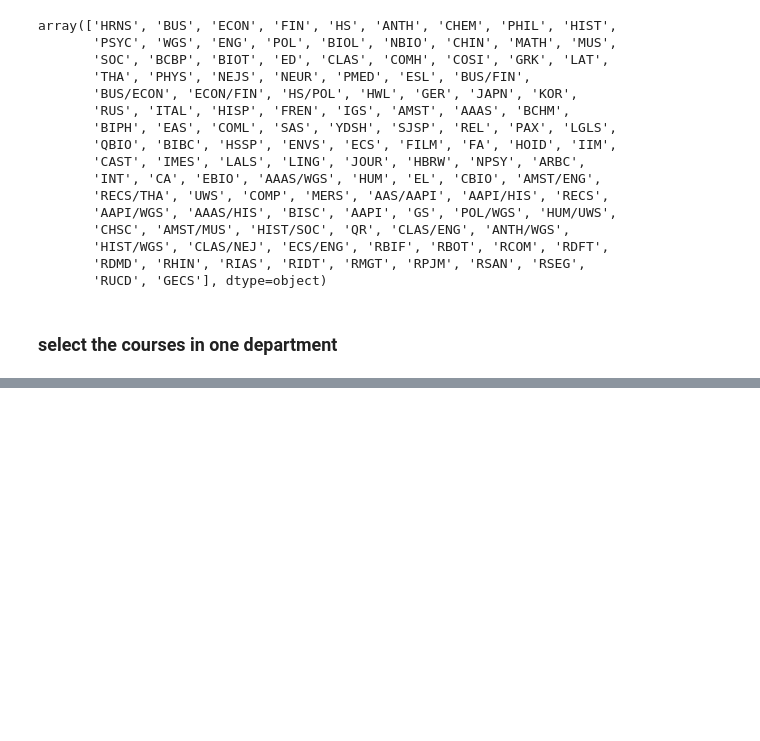
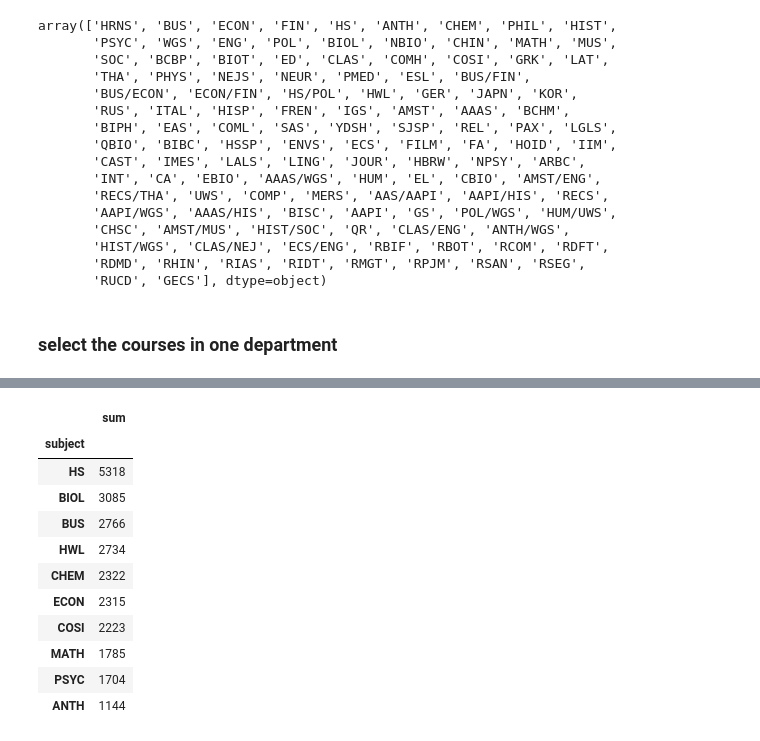
Before and after one commit to tjhickey724/cs103a, a Jupyter notebook: classes_json.ipynb, the cells around one changed output, grey strips where cells are left out. Drawn from its saved outputs; the diff is of its cells as text; code cells hidden in the pictures; blank space fills up the shorter version.

```diff
--- a/classes_json.ipynb
+++ b/classes_json.ipynb
@@ -94,0 +111,16 @@ df[ df['subject']=='JAPN']
+# %%
+pt =  df.groupby('subject')['enrolled'].agg([np.sum])
+pt.sort_values('sum',ascending=False).head(10)
+# %% [output]
+|  | sum |
+| subject |  |
+| HS | 5318 |
+| BIOL | 3085 |
+| BUS | 2766 |
+| HWL | 2734 |
+| CHEM | 2322 |
+| ECON | 2315 |
+| COSI | 2223 |
+| MATH | 1785 |
+| PSYC | 1704 |
+| ANTH | 1144 |
```
Also changed, not shown: parts of 3 cells of this notebook, 2 other files.
